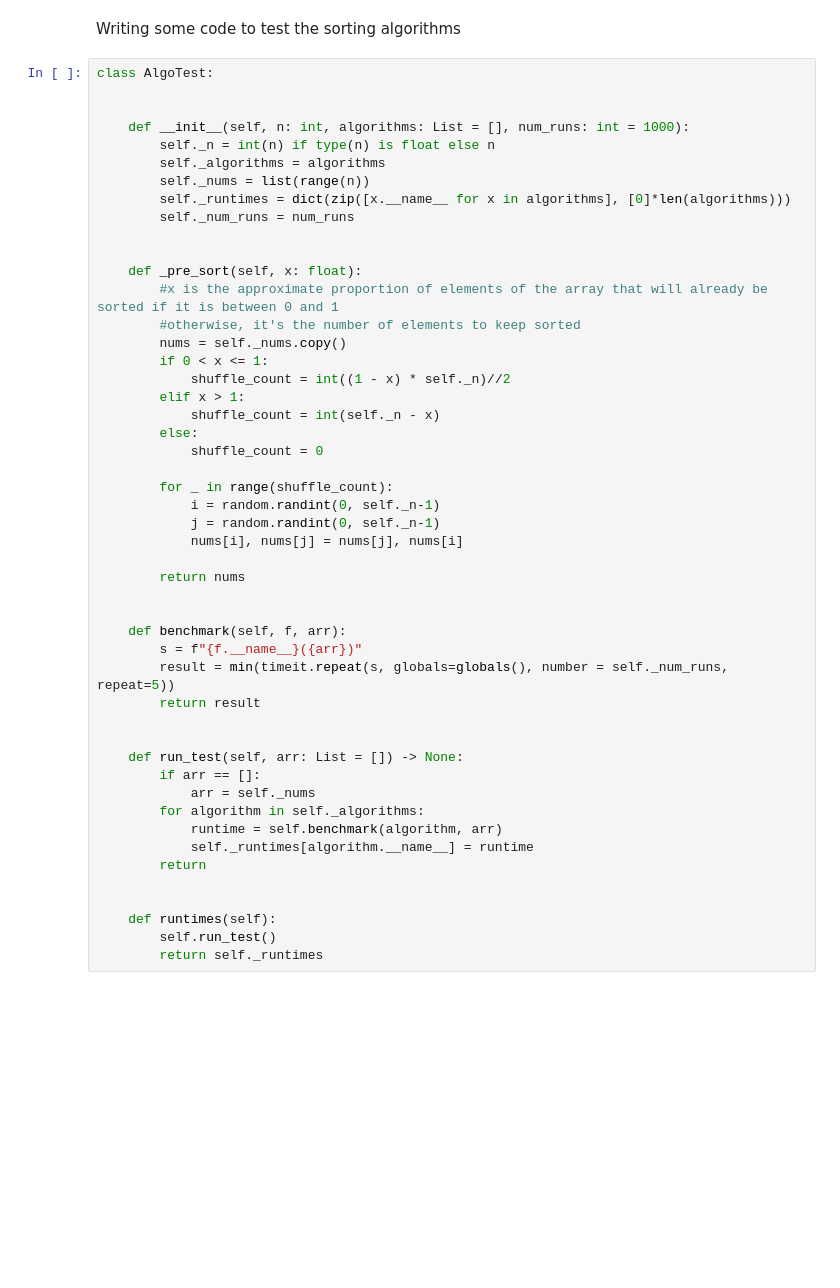
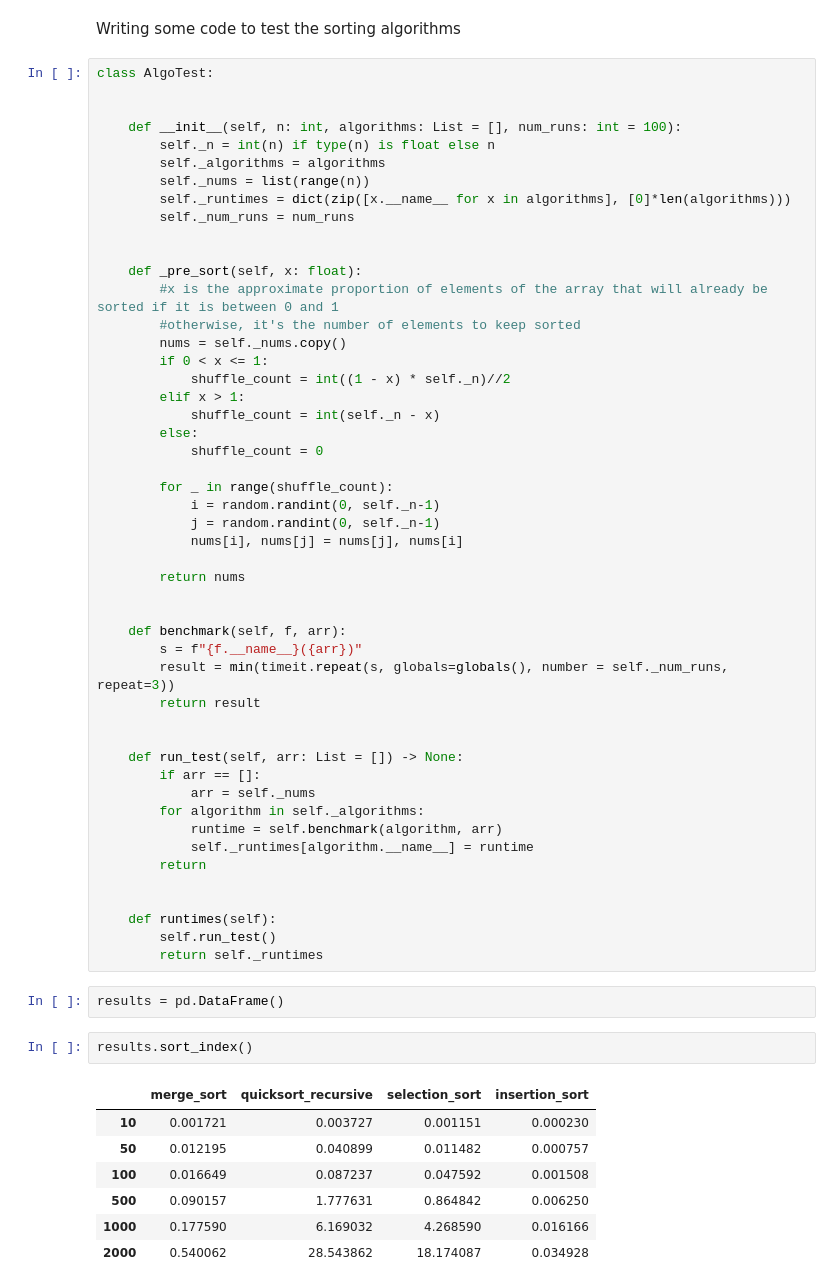
Before and after one commit to Mctran1724/Learning, a Jupyter notebook: sorting_algorithms.ipynb, the cells around one changed output. Drawn from its saved outputs; the diff is of its cells as text; blank space fills up the shorter version.

```diff
--- a/sorting_algorithms.ipynb
+++ b/sorting_algorithms.ipynb
@@ -106,7 +100,7 @@ Writing some code to test the sorting algorithms
 class AlgoTest:
 
 
-    def __init__(self, n: int, algorithms: List = [], num_runs: int = 1000):
+    def __init__(self, n: int, algorithms: List = [], num_runs: int = 100):
         self._n = int(n) if type(n) is float else n
         self._algorithms = algorithms
         self._nums = list(range(n))
@@ -135,7 +129,7 @@ class AlgoTest:
 
     def benchmark(self, f, arr):
         s = f"{f.__name__}({arr})"
-        result = min(timeit.repeat(s, globals=globals(), number = self._num_runs, repeat=5))
+        result = min(timeit.repeat(s, globals=globals(), number = self._num_runs, repeat=3))
         return result
 
 
@@ -151,4 +145,16 @@ class AlgoTest:
     def runtimes(self):
         self.run_test()
         return self._runtimes
+# %%
+results = pd.DataFrame()
+# %%
+results.sort_index()
+# %% [output]
+|  | merge_sort | quicksort_recursive | selection_sort | insertion_sort |
+| 10 | 0.001721 | 0.003727 | 0.001151 | 0.000230 |
+| 50 | 0.012195 | 0.040899 | 0.011482 | 0.000757 |
+| 100 | 0.016649 | 0.087237 | 0.047592 | 0.001508 |
+| 500 | 0.090157 | 1.777631 | 0.864842 | 0.006250 |
+| 1000 | 0.177590 | 6.169032 | 4.268590 | 0.016166 |
+| 2000 | 0.540062 | 28.543862 | 18.174087 | 0.034928 |
 # %%
```
Also changed, not shown: parts of 7 cells of this notebook.
